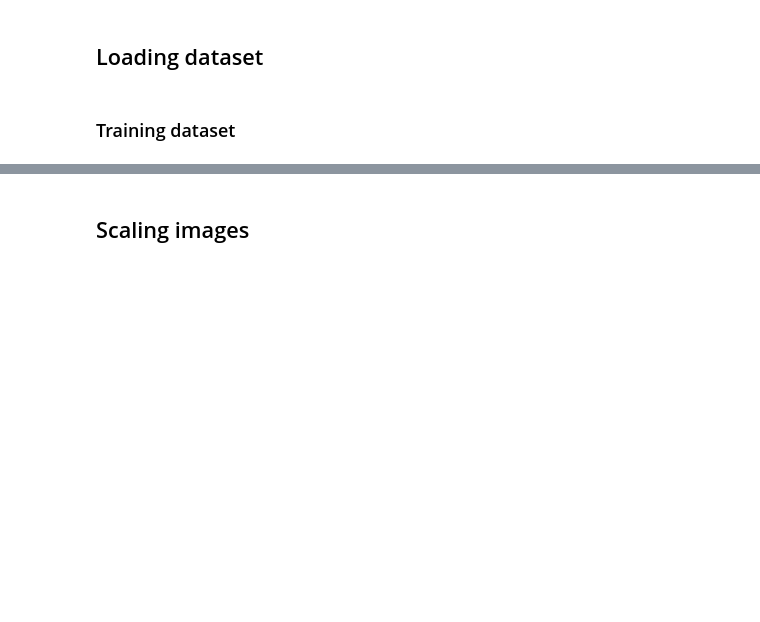
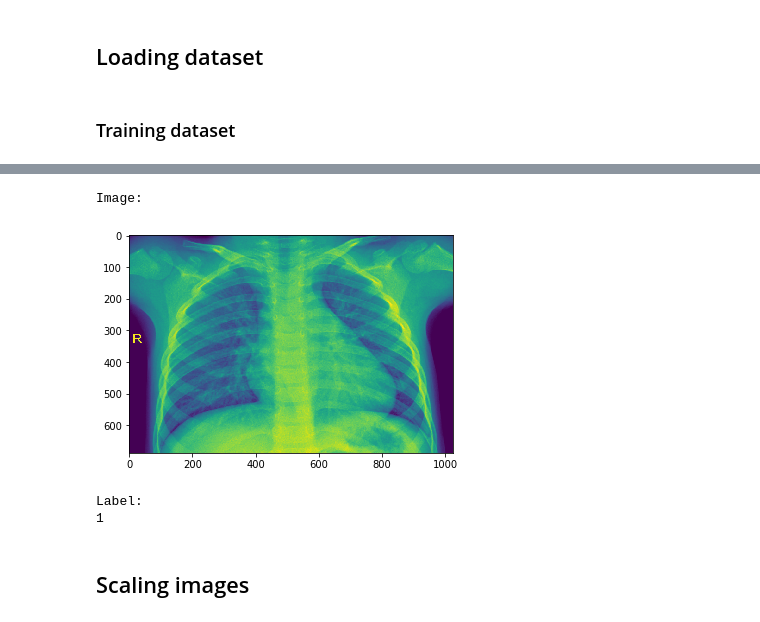
Before and after one commit to khyatimahajan/ml_project_fall_2019, a Jupyter notebook: Step 2 - trying out keras.ipynb, the cells around one changed output, grey strips where cells are left out. Cells and saved outputs as stored; diff of their text form; code cells hidden in the pictures; blank space fills up the shorter version.

```diff
--- a/Step 2 - trying out keras.ipynb
+++ b/Step 2 - trying out keras.ipynb
@@ -148,3 +120,17 @@ Testing labels:  444
+# %%
+i = np.random.randint(0, len(test_images))
+
+print('Image: ')
+plt.imshow(test_images[i])
+plt.show()
+
+print('Label: ')
+print(test_labels[i])
+# %% [output]
+Image:
+[figure, added]
+Label:
+1
 # %% [markdown]
 ## Scaling images
 # %%
```
Also changed, not shown: parts of 11 cells of this notebook, 1 other file.
